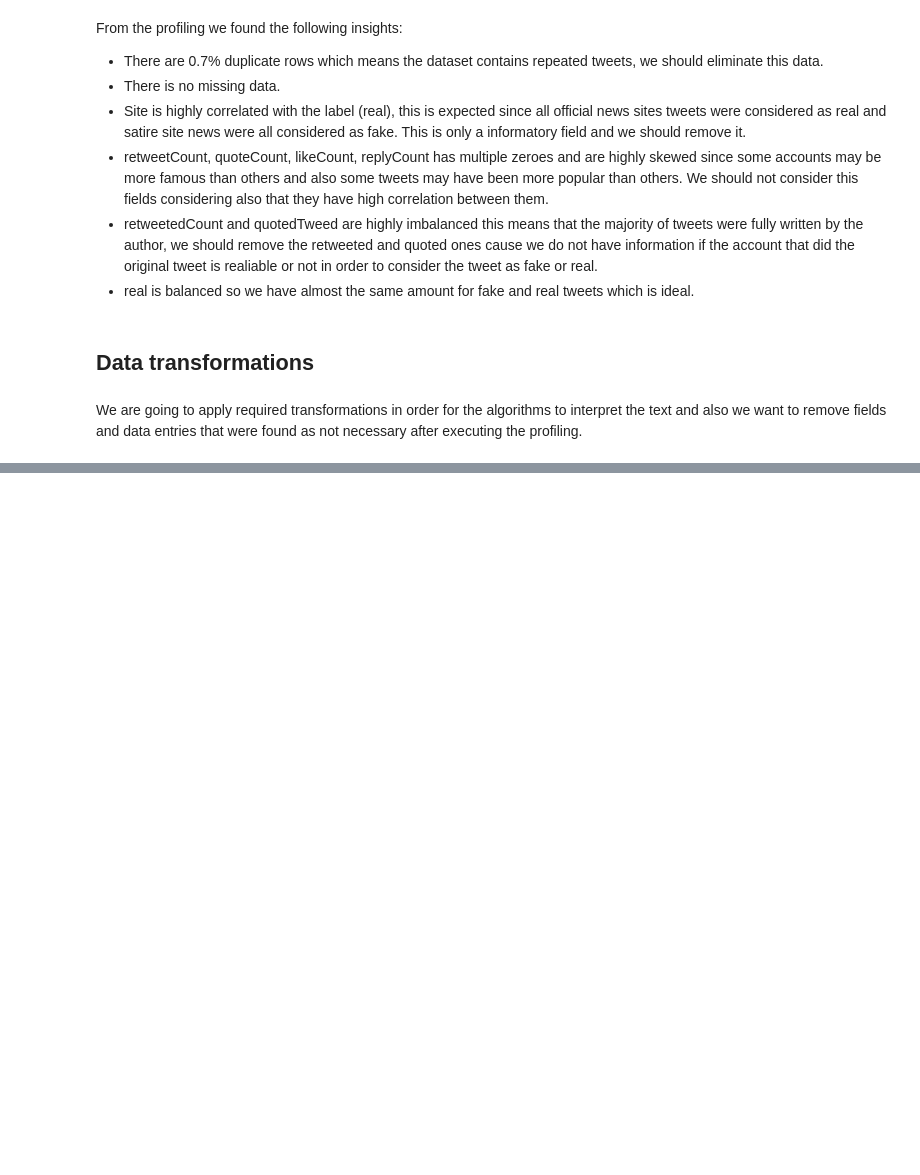
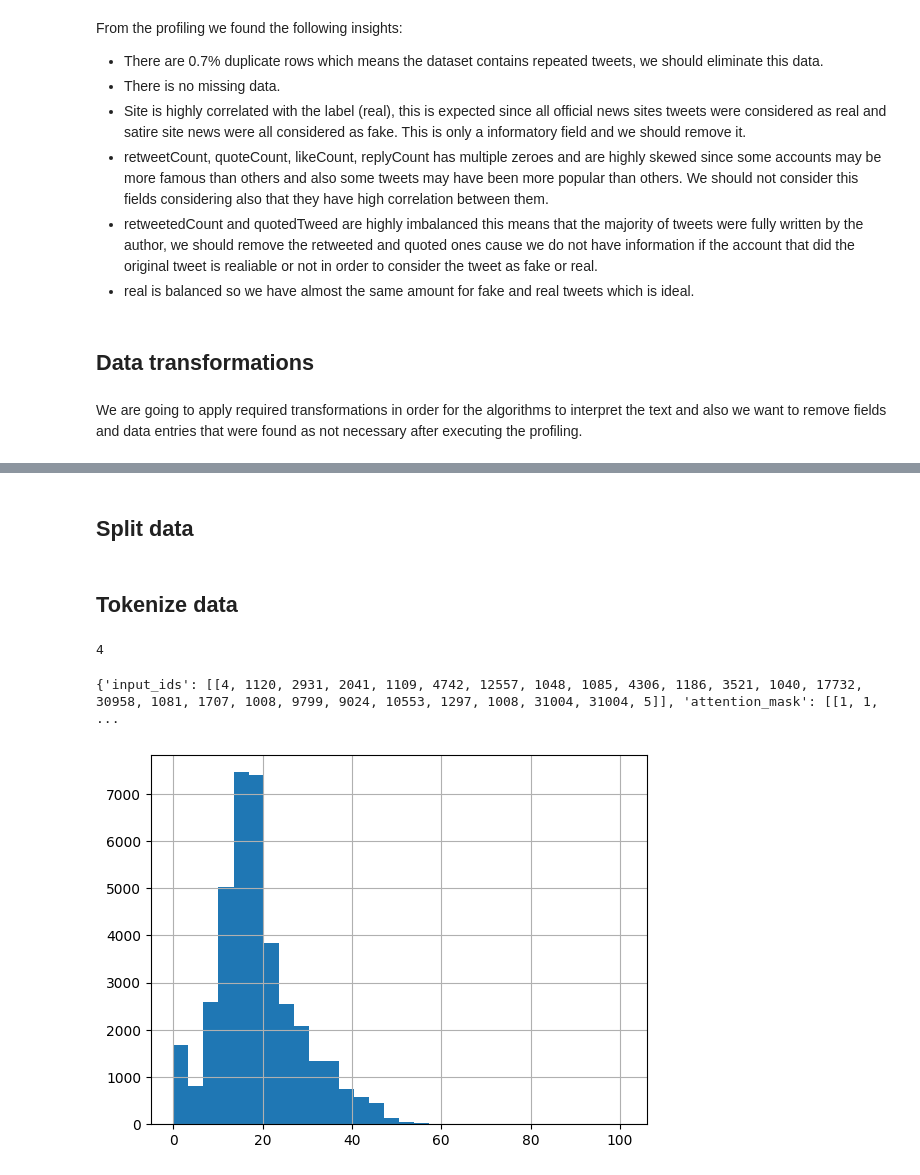
Before and after one commit to ravelinx22/machine-learning-project, a Jupyter notebook: neural_network.ipynb, the cells around one changed output, grey strips where cells are left out. Saved outputs shown, nothing was run; the diff lists cells and outputs as text; code cells hidden in the pictures; blank space fills up the shorter version.

```diff
--- a/neural_network.ipynb
+++ b/neural_network.ipynb
@@ -75,0 +163,2 @@ data.head()
+# %% [markdown]
+## Split data
@@ -75,0 +170,20 @@ data.head()
+# %% [markdown]
+## Tokenize data
+# %%
+tokenizer = AutoTokenizer.from_pretrained('dccuchile/bert-base-spanish-wwm-uncased')
+
+special_tokens_dict = {'additional_special_tokens': ['<HASH_TAG>', '<USUARIO>', '<URL>', '<EMOJI>']}
+tokenizer.add_special_tokens(special_tokens_dict)
+# %% [output]
+4
+# %%
+example_text = [data.iloc[0]['preprocessedContent']]
+tokenizer.batch_encode_plus(example_text, padding=True, return_token_type_ids=False)
+# %% [output]
+{'input_ids': [[4, 1120, 2931, 2041, 1109, 4742, 12557, 1048, 1085, 4306, 1186, 3521, 1040, 17732, 30958, 1081, 1707, 1008, 9799, 9024, 10553, 1297, 1008, 31004, 31004, 5]], 'attention_mask': [[1, 1,  ...
+# %%
+seq_len = [len(i.split()) for i in data['preprocessedContent']]
+pd.Series(seq_len).hist(bins=30)
+plt.show()
+# %% [output]
+[figure, added]
```
Also changed, not shown: parts of 38 cells of this notebook, 2 other files.
